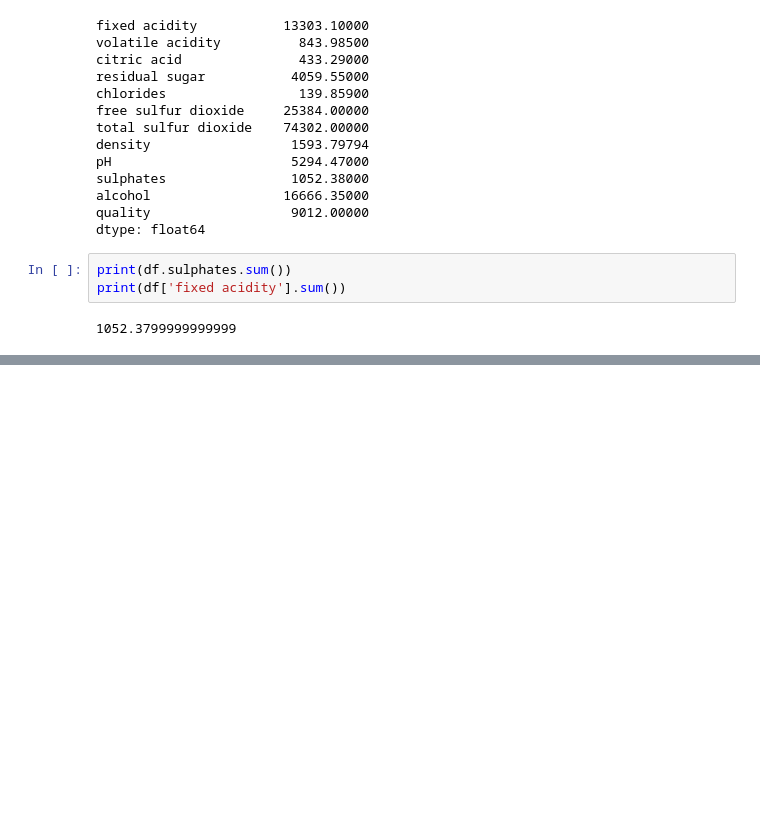
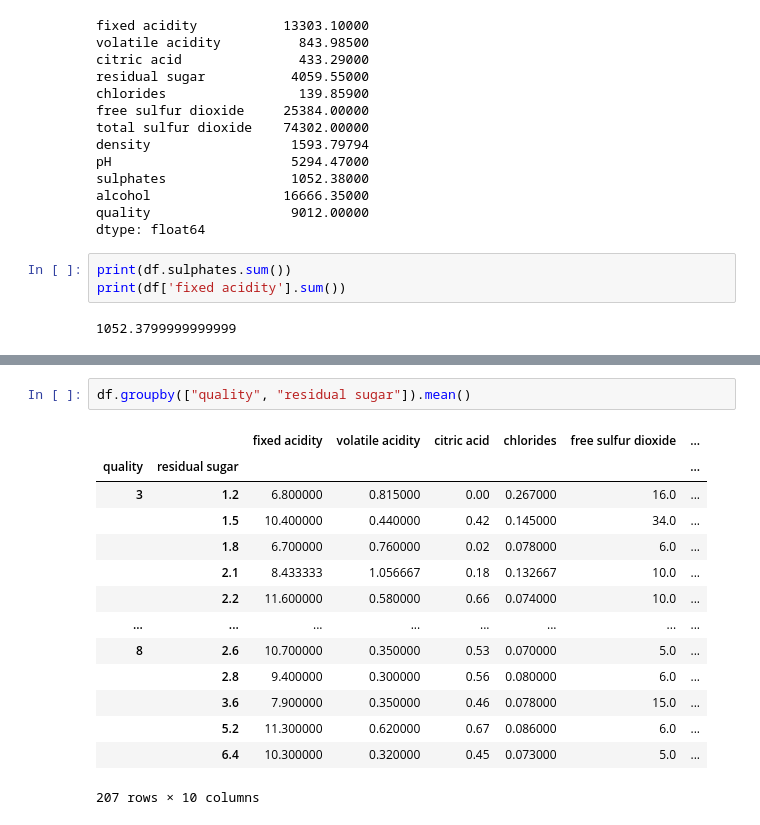
Before and after one commit to kfsgiorgos/python-megacourse, a Jupyter notebook: pandas_aggregation.ipynb, the cells around one changed output, grey strips where cells are left out. Drawn from its saved outputs; the diff is of its cells as text; blank space fills up the shorter version.

```diff
--- a/pandas_aggregation.ipynb
+++ b/pandas_aggregation.ipynb
@@ -24,0 +41,17 @@ print(df['fixed acidity'].sum())
+# %%
+df.groupby(["quality", "residual sugar"]).mean()
+# %% [output]
+|  |  | fixed acidity | volatile acidity | citric acid | chlorides | free sulfur dioxide | ... |
+| quality | residual sugar |  |  |  |  |  | ... |
+| 3 | 1.2 | 6.800000 | 0.815000 | 0.00 | 0.267000 | 16.0 | ... |
+|  | 1.5 | 10.400000 | 0.440000 | 0.42 | 0.145000 | 34.0 | ... |
+|  | 1.8 | 6.700000 | 0.760000 | 0.02 | 0.078000 | 6.0 | ... |
+|  | 2.1 | 8.433333 | 1.056667 | 0.18 | 0.132667 | 10.0 | ... |
+|  | 2.2 | 11.600000 | 0.580000 | 0.66 | 0.074000 | 10.0 | ... |
+| ... | ... | ... | ... | ... | ... | ... | ... |
+| 8 | 2.6 | 10.700000 | 0.350000 | 0.53 | 0.070000 | 5.0 | ... |
+|  | 2.8 | 9.400000 | 0.300000 | 0.56 | 0.080000 | 6.0 | ... |
+|  | 3.6 | 7.900000 | 0.350000 | 0.46 | 0.078000 | 15.0 | ... |
+|  | 5.2 | 11.300000 | 0.620000 | 0.67 | 0.086000 | 6.0 | ... |
+|  | 6.4 | 10.300000 | 0.320000 | 0.45 | 0.073000 | 5.0 | ... |
+207 rows × 10 columns
```
Also changed, not shown: parts of 43 cells of this notebook.
